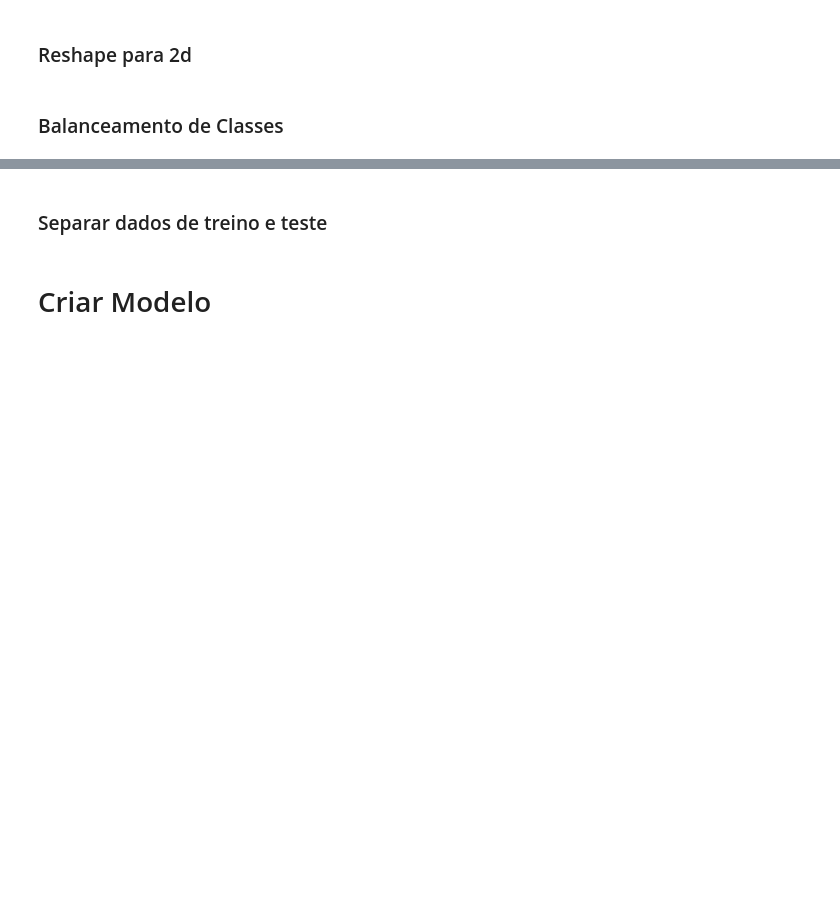
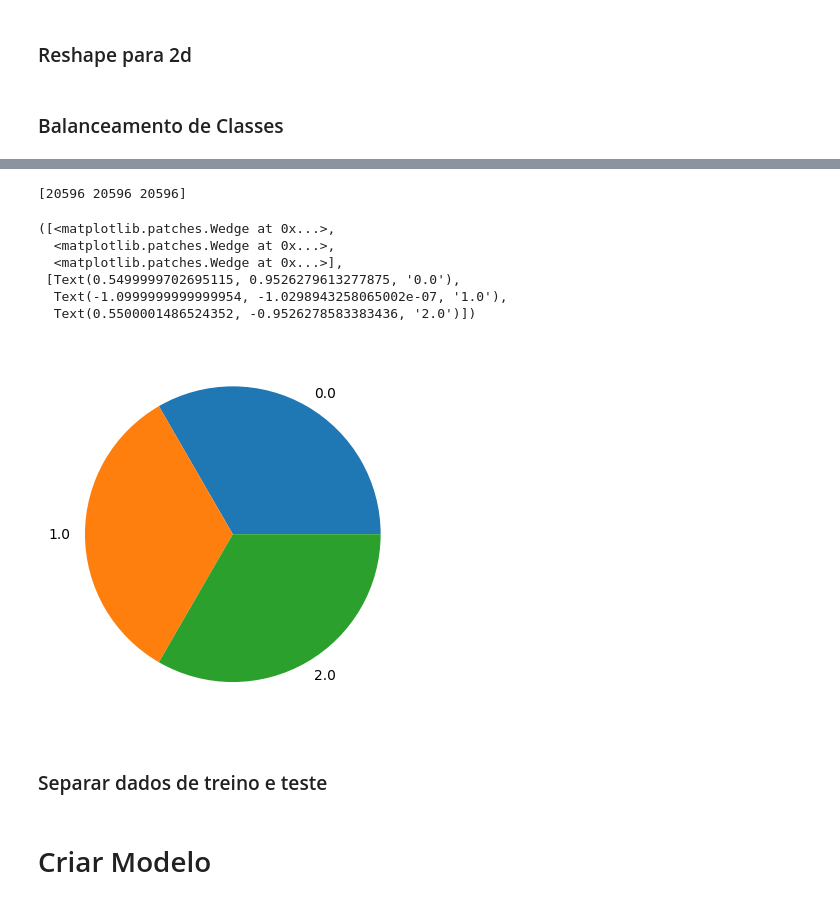
Before and after one commit to AurelioAquino92/tradingPredictor, a Jupyter notebook: analise-bolsa-diario-classificador-fast.ipynb, the cells around one changed output, grey strips where cells are left out. Drawn from its saved outputs; the diff is of its cells as text; code cells hidden in the pictures; blank space fills up the shorter version.

```diff
--- a/analise-bolsa-diario-classificador-fast.ipynb
+++ b/analise-bolsa-diario-classificador-fast.ipynb
@@ -42,8 +85,8 @@ for i in tqdm(range(len(y))):
     ultimoPreco = histNp[i, -1, 3]
     for j in range(nFuturo):
         # nao fazer nada se for mais de 14hs
-        if rawNP[nPassado+i+j, -3] > 14:
-            break
+        # if rawNP[nPassado+i+j, -3] > 14:
+        #     break
         # comprar
         if rawNP[nPassado+i+j, 1] >= ultimoPreco + pontos:
             y[i] = 1
@@ -55,7 +98,7 @@ for i in tqdm(range(len(y))):
 # %% [markdown]
 ### Normalização
 # %%
-histNpNorm = np.zeros(histNp.shape)
+histNpNorm = np.zeros(histNp.shape, dtype=np.float16)
 for i in tqdm(range(len(histNpNorm))):
     # preços
     vmax = histNp[i, :, :4].max()
@@ -90,20 +142,29 @@ plt.pie(contagem, labels=unicos)
 # %%
 amostra = contagem.min()
-Amostragem = np.zeros((amostra * 3, x.shape[1] + 1))
+Amostragem = np.zeros((amostra * 3, x.shape[1] + 1), dtype=np.float16)
 
 for i in range(3):
     xClasse_i = x[y == i]
     xAmostra = xClasse_i[np.random.choice(xClasse_i.shape[0], size=amostra, replace=False)]
     Amostragem[i*amostra:(i+1)*amostra, :-1] = xAmostra
     Amostragem[i*amostra:(i+1)*amostra, -1] = i
 
 np.random.shuffle(Amostragem)
 x = Amostragem[:, :-1]
 y = Amostragem[:, -1]
 
 unicos, contagem = np.unique(y, return_counts=True)
 print(contagem)
 plt.pie(contagem, labels=unicos)
+# %% [output]
+[20596 20596 20596]
+([<matplotlib.patches.Wedge at 0x...>,
+  <matplotlib.patches.Wedge at 0x...>,
+  <matplotlib.patches.Wedge at 0x...>],
+ [Text(0.5499999702695115, 0.9526279613277875, '0.0'),
+  Text(-1.0999999999999954, -1.0298943258065002e-07, '1.0'),
+  Text(0.5500001486524352, -0.9526278583383436, '2.0')])
+[figure, added]
 # %% [markdown]
 ### Separar dados de treino e teste
 # %%
```
Also changed, not shown: parts of 7 cells of this notebook, 1 other file.
